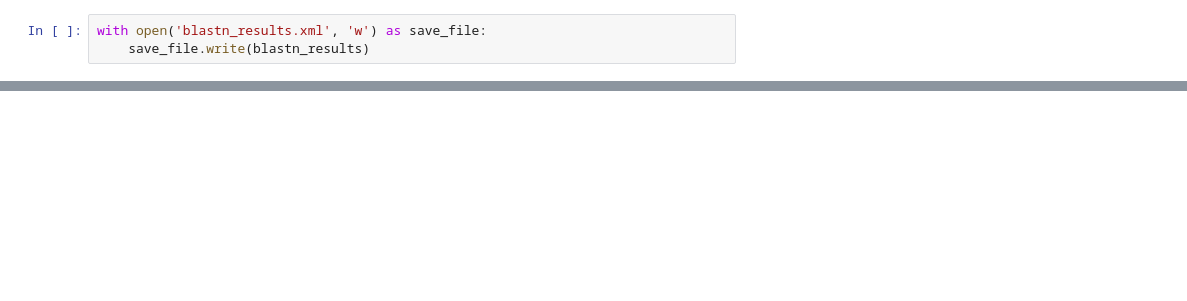
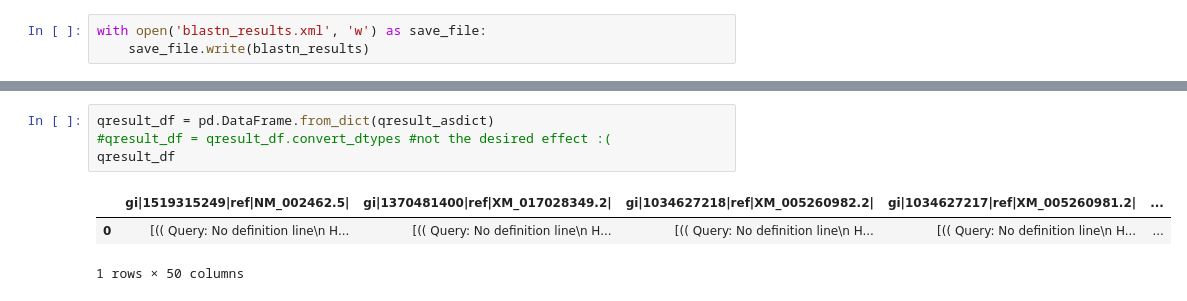
Before and after one commit to Gioele-M/Masters_project, a Jupyter notebook: starting_ex/fasta_parser.ipynb, the cells around one changed output, grey strips where cells are left out. Saved outputs shown, nothing was run; the diff lists cells and outputs as text; blank space fills up the shorter version.

```diff
--- a/starting_ex/fasta_parser.ipynb
+++ b/starting_ex/fasta_parser.ipynb
@@ -40,0 +129,8 @@ with open('blastp_results.xml', 'w') as save_file:
+# %%
+qresult_df = pd.DataFrame.from_dict(qresult_asdict)
+#qresult_df = qresult_df.convert_dtypes #not the desired effect :(
+qresult_df
+# %% [output]
+|  | gi|1519315249|ref|NM_002462.5| | gi|1370481400|ref|XM_017028349.2| | gi|1034627218|ref|XM_005260982.2| | gi|1034627217|ref|XM_005260981.2| | ... |
+| 0 | [(( Query: No definition line\n H... | [(( Query: No definition line\n H... | [(( Query: No definition line\n H... | [(( Query: No definition line\n H... | ... |
+1 rows × 50 columns
```
Also changed, not shown: parts of 16 cells of this notebook, 3 other files.
